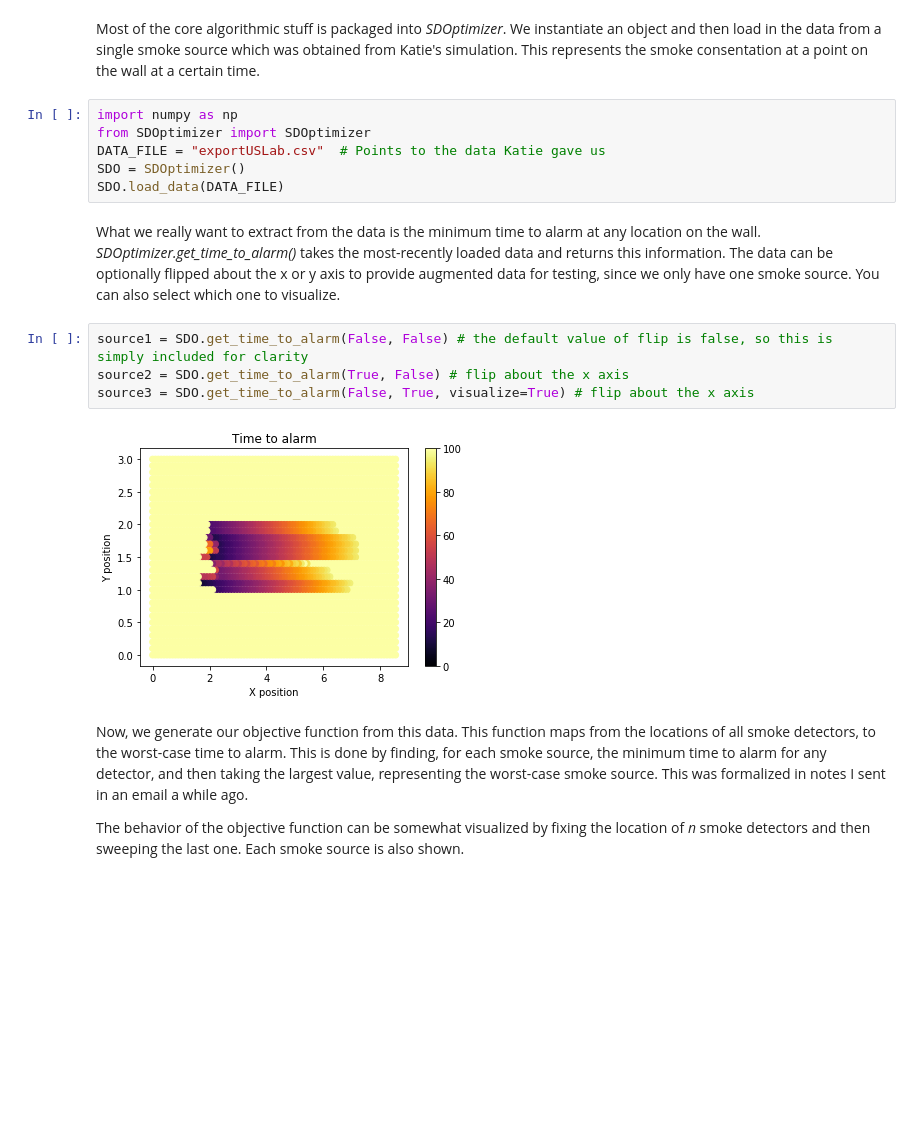
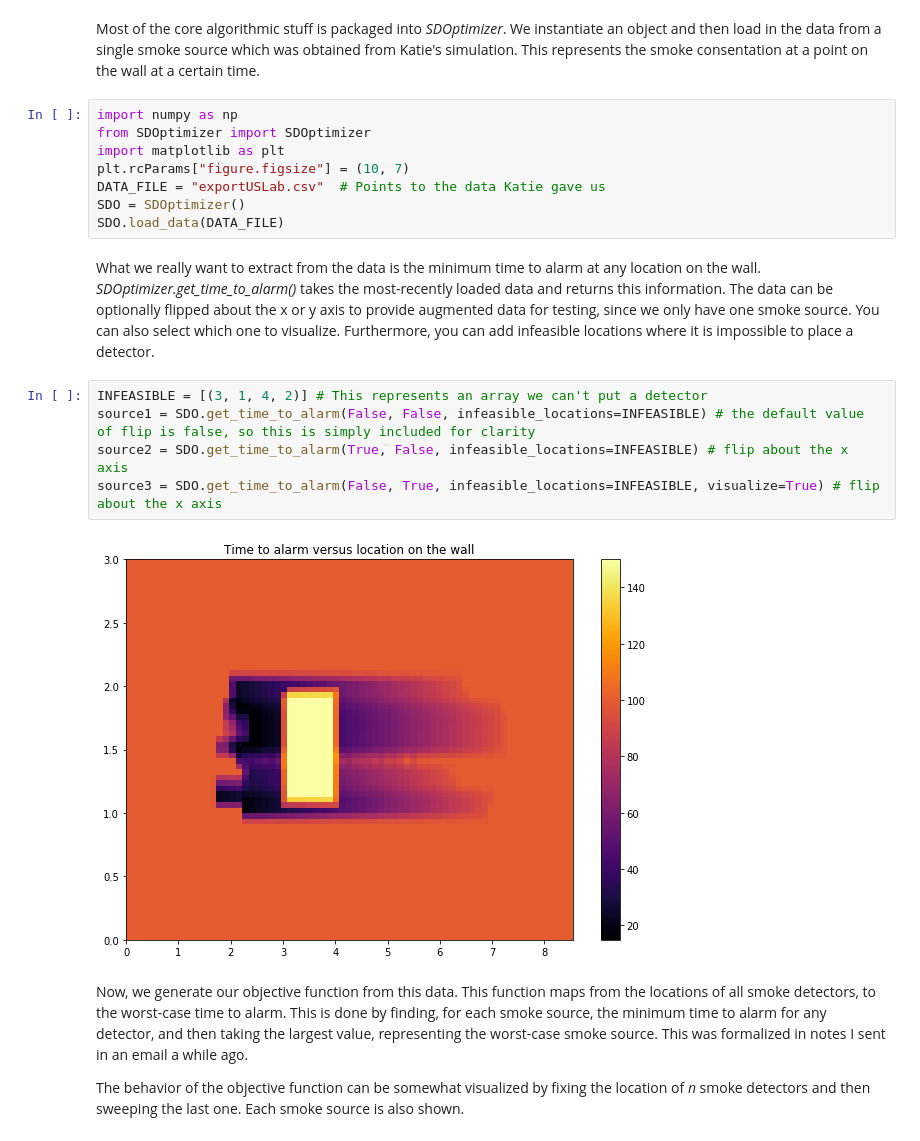
Before and after one commit to russelldj/SmokeDetectorOptimization, a Jupyter notebook: StreamlinedExperiments.ipynb, the cells around one changed output. Saved outputs shown, nothing was run; the diff lists cells and outputs as text; blank space fills up the shorter version.

Commit message:
Added genetic algorith and better visualization. Created infeasible regions

```diff
--- a/StreamlinedExperiments.ipynb
+++ b/StreamlinedExperiments.ipynb
@@ -3,17 +3,20 @@ Most of the core algorithmic stuff is packaged into _SDOptimizer_. We instantiat
 # %%
 import numpy as np
 from SDOptimizer import SDOptimizer
+import matplotlib as plt
+plt.rcParams["figure.figsize"] = (10, 7)
 DATA_FILE = "exportUSLab.csv"  # Points to the data Katie gave us
 SDO = SDOptimizer()
 SDO.load_data(DATA_FILE)
 # %% [markdown]
-What we really want to extract from the data is the minimum time to alarm at any location on the wall. _SDOptimizer.get_time_to_alarm()_ takes the most-recently loaded data and returns this information. The data can be optionally flipped about the x or y axis to provide augmented data for testing, since we only have one smoke source. You can also select which one to visualize.
+What we really want to extract from the data is the minimum time to alarm at any location on the wall. _SDOptimizer.get_time_to_alarm()_ takes the most-recently loaded data and returns this information. The data can be optionally flipped about the x or y axis to provide augmented data for testing, since we only have one smoke source. You can also select which one to visualize. Furthermore, you can add infeasible locations where it is impossible to place a detector.
 # %%
-source1 = SDO.get_time_to_alarm(False, False) # the default value of flip is false, so this is simply included for clarity
-source2 = SDO.get_time_to_alarm(True, False) # flip about the x axis
-source3 = SDO.get_time_to_alarm(False, True, visualize=True) # flip about the x axis
+INFEASIBLE = [(3, 1, 4, 2)] # This represents an array we can't put a detector
+source1 = SDO.get_time_to_alarm(False, False, infeasible_locations=INFEASIBLE) # the default value of flip is false, so this is simply included for clarity
+source2 = SDO.get_time_to_alarm(True, False, infeasible_locations=INFEASIBLE) # flip about the x axis
+source3 = SDO.get_time_to_alarm(False, True, infeasible_locations=INFEASIBLE, visualize=True) # flip about the x axis
 # %% [output]
-[figure, old version]
+[figure, new version]
 # %% [markdown]
 Now, we generate our objective function from this data. This function maps from the locations of all smoke detectors, to the worst-case time to alarm. This is done by finding, for each smoke source, the minimum time to alarm for any detector, and then taking the largest value, representing the worst-case smoke source. This was formalized in notes I sent in an email a while ago.
 
```
Also changed, not shown: parts of 6 cells of this notebook, 1 other file.
